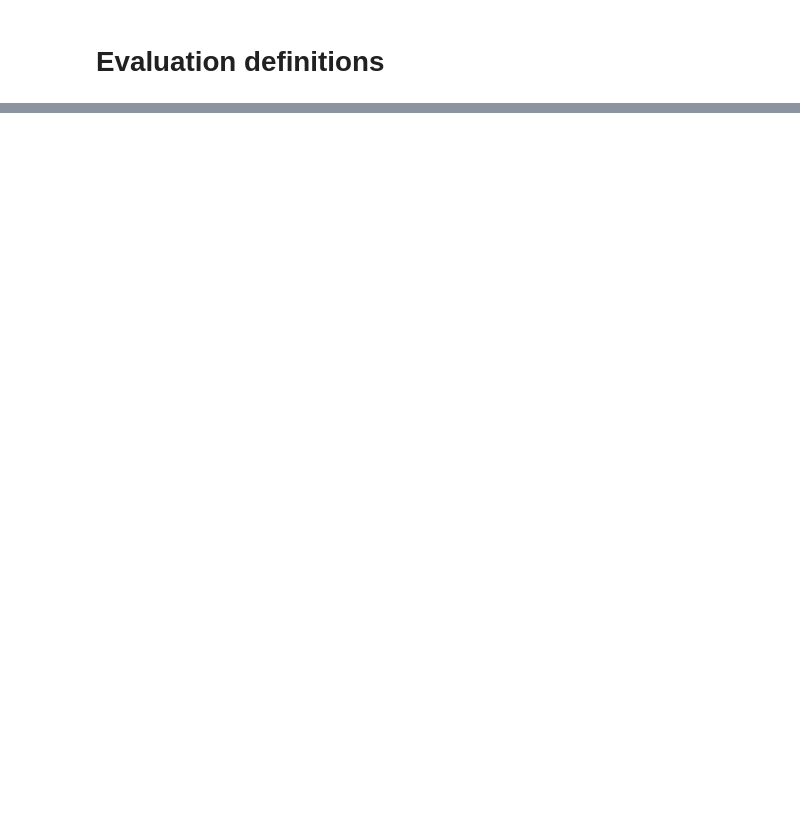
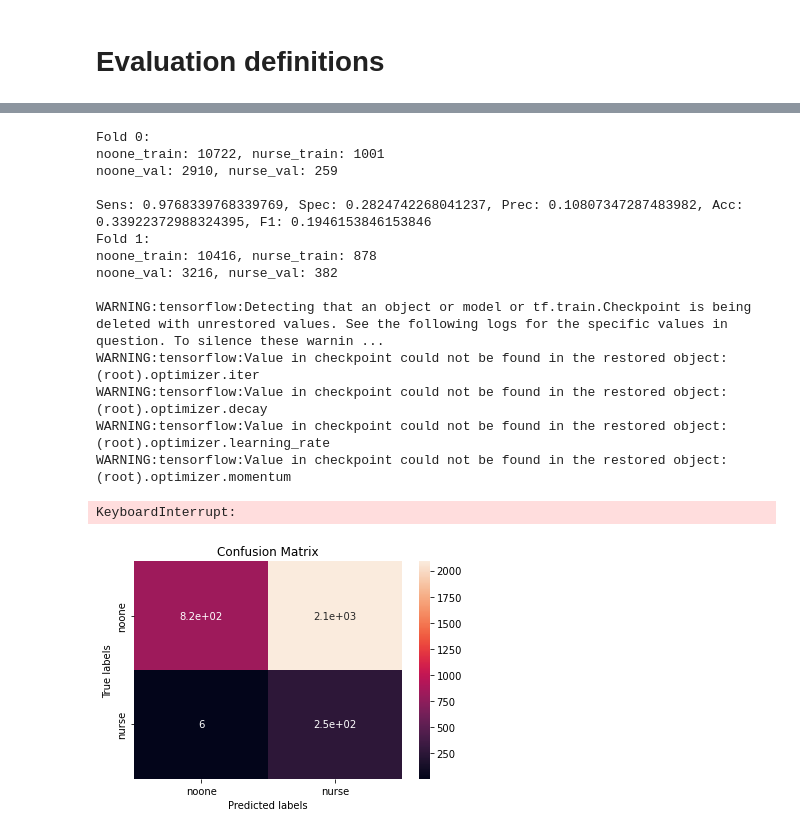
Before and after one commit to GreenCUBIC/NICU_DepthSliceTool, a Jupyter notebook: InterventionDetection_origData.ipynb, the cells around one changed output, grey strips where cells are left out. Drawn from its saved outputs; the diff is of its cells as text; code cells hidden in the pictures; blank space fills up the shorter version.

```diff
--- a/InterventionDetection_origData.ipynb
+++ b/InterventionDetection_origData.ipynb
@@ -354,6 +358,9 @@ foldHistories = []
 
 # with tf.device('/CPU:0'):
 for train_index, val_index in cv_split:
+    if foldNum > 1:
+        foldNum += 1
+        continue
     print("Fold {}: \n".format(foldNum))
 
     # Select the current folds for training and validation
@@ -404,7 +411,7 @@ for train_index, val_index in cv_split:
     # model = create_model(output_bias=INITIAL_BIAS)
     model = create_model()
     model.summary()
-    checkpoint_path = "SavedModels/cp_fold_{}_lab.ckpt".format(foldNum)
+    checkpoint_path = "SavedModels/cp_fold_{}_class_weight.ckpt".format(foldNum)
     checkpoint = ModelCheckpoint(checkpoint_path, monitor='val_prc', verbose=1, save_best_only=True, save_weights_only=True, mode='auto')
     earlyStopping = EarlyStopping(monitor='prc', min_delta=0, patience=8, verbose=1, mode='auto')
 
@@ -415,7 +422,7 @@ for train_index, val_index in cv_split:
         # validation_steps=1,
         # callbacks=[checkpoint],
         # callbacks=[checkpoint, earlyStopping],
-        # class_weight=CLASS_WEIGHT,
+        class_weight=CLASS_WEIGHT,
     )
 
     model.save_weights(checkpoint_path)
@@ -490,6 +721,7 @@ def evalModel(model):
 #         print(all_nurse_list[i][0])
 #     print("\n\n")
 # %%
+kf = KFold(n_splits=K_FOLDS)
 cv_split_testing = kf.split(range(len(all_noone_train)))
 foldNum_testing = 0
 
@@ -500,31 +732,48 @@ for train_index, val_index in cv_split_testing:
     # Select the current folds for training and validation
     noone_train = []
     nurse_train = []
     noone_val = []
     nurse_val = []
     for i in train_index:
         noone_train += all_noone_train[i]
         nurse_train += all_nurse_train[i]
     for i in val_index:
         noone_val += all_noone_train[i]
         nurse_val += all_nurse_train[i]
 
     # Move images to training and testing folders
     noone_train, nurse_train, noone_val, nurse_val = prepFiles(noone_train, nurse_train, noone_val, nurse_val)
     all_train = [noone_train, nurse_train]
     all_val = [noone_val, nurse_val]
 
     noone_test_final = glob(VAL_DIR + 'noone/*.jpg')
     nurse_test_final = glob(VAL_DIR + 'nurse/*.jpg')
 
 
     print("noone_train: {}, nurse_train: {}".format(len(noone_train), len(nurse_train)))
     print("noone_val: {}, nurse_val: {}\n".format(len(noone_val), len(nurse_val)))
 
     model = create_model()
-    model.load_weights("SavedModels/cp_fold_{}_lab.ckpt".format(foldNum_testing))
+    model.load_weights("SavedModels/cp_fold_{}_class_weight.ckpt".format(foldNum_testing))
 
     evalModel(model)
 
 
     foldNum_testing += 1
+# %% [output]
+Fold 0:
+noone_train: 10722, nurse_train: 1001
+noone_val: 2910, nurse_val: 259
+
+Sens: 0.9768339768339769, Spec: 0.2824742268041237, Prec: 0.10807347287483982, Acc: 0.33922372988324395, F1: 0.1946153846153846
+Fold 1:
+noone_train: 10416, nurse_train: 878
+noone_val: 3216, nurse_val: 382
+
+WARNING:tensorflow:Detecting that an object or model or tf.train.Checkpoint is being deleted with unrestored values. See the following logs for the specific values in question. To silence these warnin ...
+WARNING:tensorflow:Value in checkpoint could not be found in the restored object: (root).optimizer.iter
+WARNING:tensorflow:Value in checkpoint could not be found in the restored object: (root).optimizer.decay
+WARNING:tensorflow:Value in checkpoint could not be found in the restored object: (root).optimizer.learning_rate
+WARNING:tensorflow:Value in checkpoint could not be found in the restored object: (root).optimizer.momentum
+KeyboardInterrupt:
+[figure, added]
```
Also changed, not shown: parts of 6 cells of this notebook, 24 other files.
